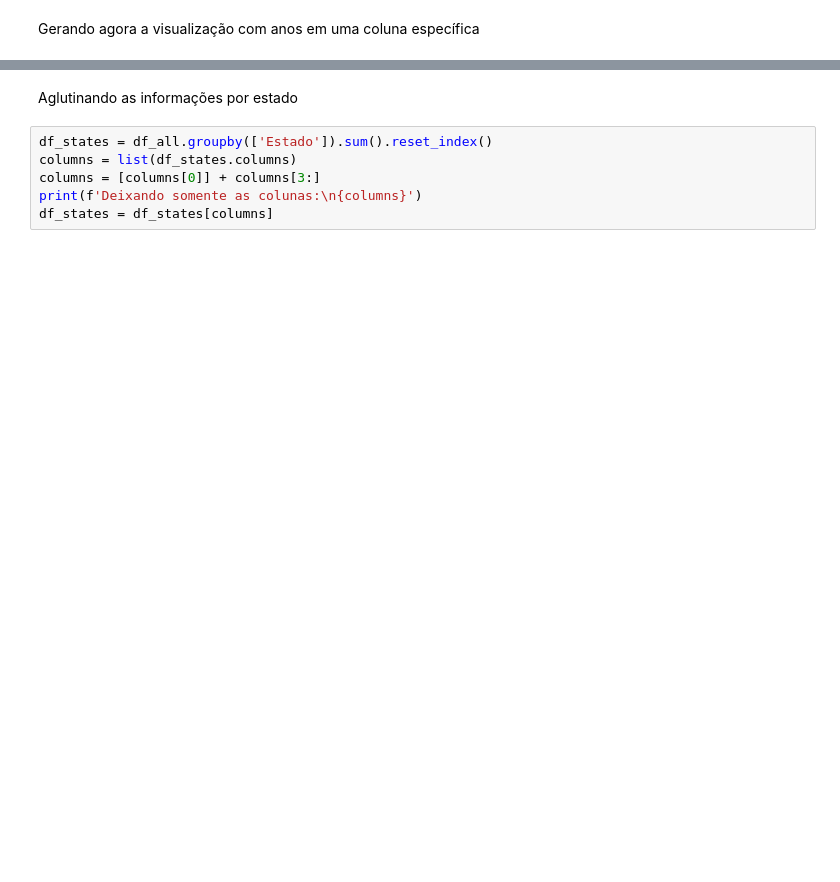
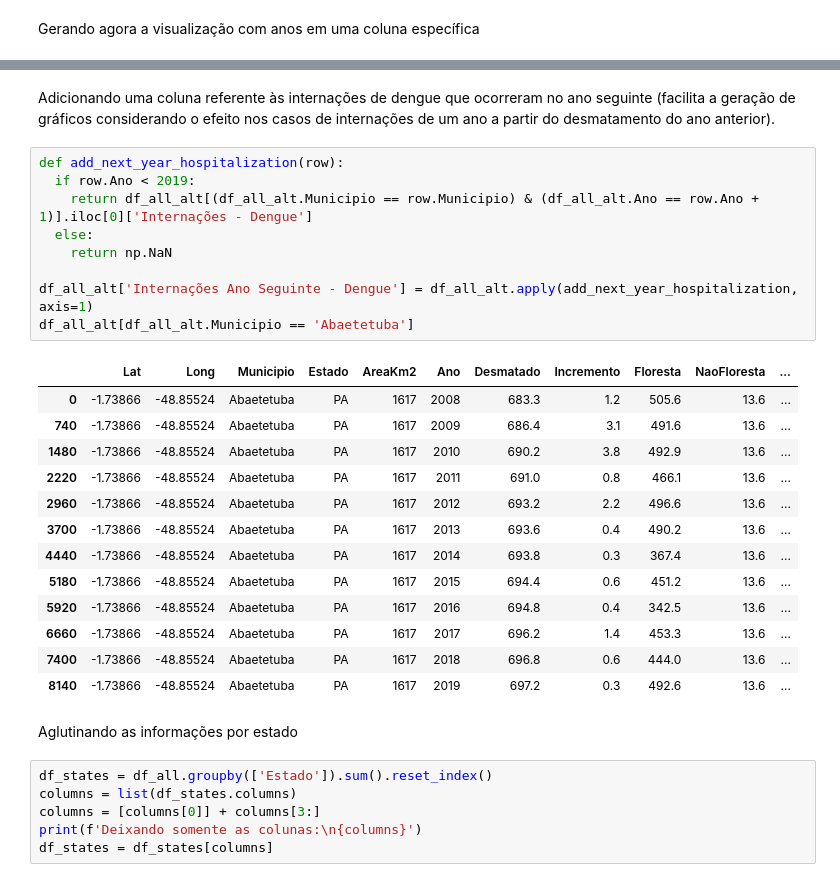
Before and after one commit to george-gca/MO826_IA368_CF044, a Jupyter notebook: notebooks/Pré_Processamento_Juntando_os_Dados.ipynb, the cells around one changed output, grey strips where cells are left out. Cells and saved outputs as stored; diff of their text form; blank space fills up the shorter version.

```diff
--- a/notebooks/Pré_Processamento_Juntando_os_Dados.ipynb
+++ b/notebooks/Pré_Processamento_Juntando_os_Dados.ipynb
@@ -388,3 +394,28 @@ df_all_alt
+# %% [markdown]
+Adicionando uma coluna referente às internações de dengue que ocorreram no ano seguinte (facilita a geração de gráficos considerando o efeito nos casos de internações de um ano a partir do desmatamento do ano anterior).
+# %%
+def add_next_year_hospitalization(row):
+  if row.Ano < 2019:
+    return df_all_alt[(df_all_alt.Municipio == row.Municipio) & (df_all_alt.Ano == row.Ano + 1)].iloc[0]['Internações - Dengue']
+  else:
+    return np.NaN
+
+df_all_alt['Internações Ano Seguinte - Dengue'] = df_all_alt.apply(add_next_year_hospitalization, axis=1)
+df_all_alt[df_all_alt.Municipio == 'Abaetetuba']
+# %% [output]
+|  | Lat | Long | Municipio | Estado | AreaKm2 | Ano | Desmatado | Incremento | Floresta | NaoFloresta | ... |
+| 0 | -1.73866 | -48.85524 | Abaetetuba | PA | 1617 | 2008 | 683.3 | 1.2 | 505.6 | 13.6 | ... |
+| 740 | -1.73866 | -48.85524 | Abaetetuba | PA | 1617 | 2009 | 686.4 | 3.1 | 491.6 | 13.6 | ... |
+| 1480 | -1.73866 | -48.85524 | Abaetetuba | PA | 1617 | 2010 | 690.2 | 3.8 | 492.9 | 13.6 | ... |
+| 2220 | -1.73866 | -48.85524 | Abaetetuba | PA | 1617 | 2011 | 691.0 | 0.8 | 466.1 | 13.6 | ... |
+| 2960 | -1.73866 | -48.85524 | Abaetetuba | PA | 1617 | 2012 | 693.2 | 2.2 | 496.6 | 13.6 | ... |
+| 3700 | -1.73866 | -48.85524 | Abaetetuba | PA | 1617 | 2013 | 693.6 | 0.4 | 490.2 | 13.6 | ... |
+| 4440 | -1.73866 | -48.85524 | Abaetetuba | PA | 1617 | 2014 | 693.8 | 0.3 | 367.4 | 13.6 | ... |
+| 5180 | -1.73866 | -48.85524 | Abaetetuba | PA | 1617 | 2015 | 694.4 | 0.6 | 451.2 | 13.6 | ... |
+| 5920 | -1.73866 | -48.85524 | Abaetetuba | PA | 1617 | 2016 | 694.8 | 0.4 | 342.5 | 13.6 | ... |
+| 6660 | -1.73866 | -48.85524 | Abaetetuba | PA | 1617 | 2017 | 696.2 | 1.4 | 453.3 | 13.6 | ... |
+| 7400 | -1.73866 | -48.85524 | Abaetetuba | PA | 1617 | 2018 | 696.8 | 0.6 | 444.0 | 13.6 | ... |
+| 8140 | -1.73866 | -48.85524 | Abaetetuba | PA | 1617 | 2019 | 697.2 | 0.3 | 492.6 | 13.6 | ... |
 # %% [markdown]
 Aglutinando as informações por estado
 # %%
```
Also changed, not shown: parts of 17 cells of this notebook.
